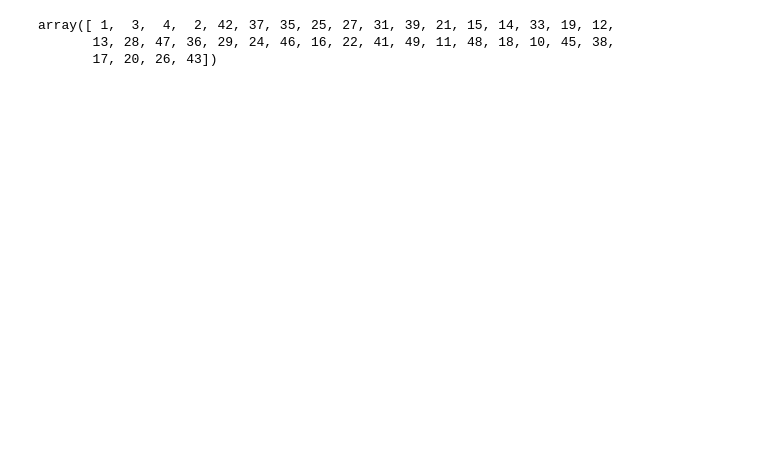
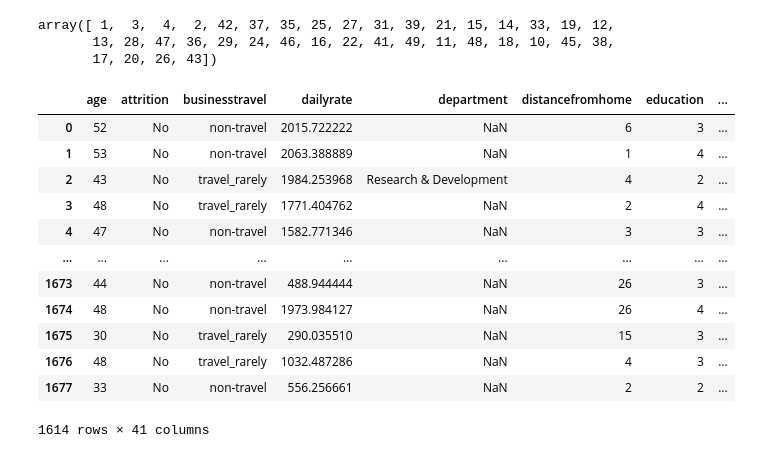
Before and after one commit to Iara-AC/project-da-promo-K-modulo-3-team-1, a Jupyter notebook: notebooks/transformar-datos.ipynb, the cells around one changed output. Drawn from its saved outputs; the diff is of its cells as text; code cells hidden in the pictures; blank space fills up the shorter version.

```diff
--- a/notebooks/transformar-datos.ipynb
+++ b/notebooks/transformar-datos.ipynb
@@ -162,3 +161,19 @@ df['environmentsatisfaction'].unique()
 array([ 1,  3,  4,  2, 42, 37, 35, 25, 27, 31, 39, 21, 15, 14, 33, 19, 12,
        13, 28, 47, 36, 29, 24, 46, 16, 22, 41, 49, 11, 48, 18, 10, 45, 38,
        17, 20, 26, 43])
+# %%
+df
+# %% [output]
+|  | age | attrition | businesstravel | dailyrate | department | distancefromhome | education | ... |
+| 0 | 52 | No | non-travel | 2015.722222 | NaN | 6 | 3 | ... |
+| 1 | 53 | No | non-travel | 2063.388889 | NaN | 1 | 4 | ... |
+| 2 | 43 | No | travel_rarely | 1984.253968 | Research & Development | 4 | 2 | ... |
+| 3 | 48 | No | travel_rarely | 1771.404762 | NaN | 2 | 4 | ... |
+| 4 | 47 | No | non-travel | 1582.771346 | NaN | 3 | 3 | ... |
+| ... | ... | ... | ... | ... | ... | ... | ... | ... |
+| 1673 | 44 | No | non-travel | 488.944444 | NaN | 26 | 3 | ... |
+| 1674 | 48 | No | non-travel | 1973.984127 | NaN | 26 | 4 | ... |
+| 1675 | 30 | No | travel_rarely | 290.035510 | NaN | 15 | 3 | ... |
+| 1676 | 48 | No | travel_rarely | 1032.487286 | NaN | 4 | 3 | ... |
+| 1677 | 33 | No | non-travel | 556.256661 | NaN | 2 | 2 | ... |
+1614 rows × 41 columns
```
Also changed, not shown: parts of 1 cell of this notebook, 2 other files.
